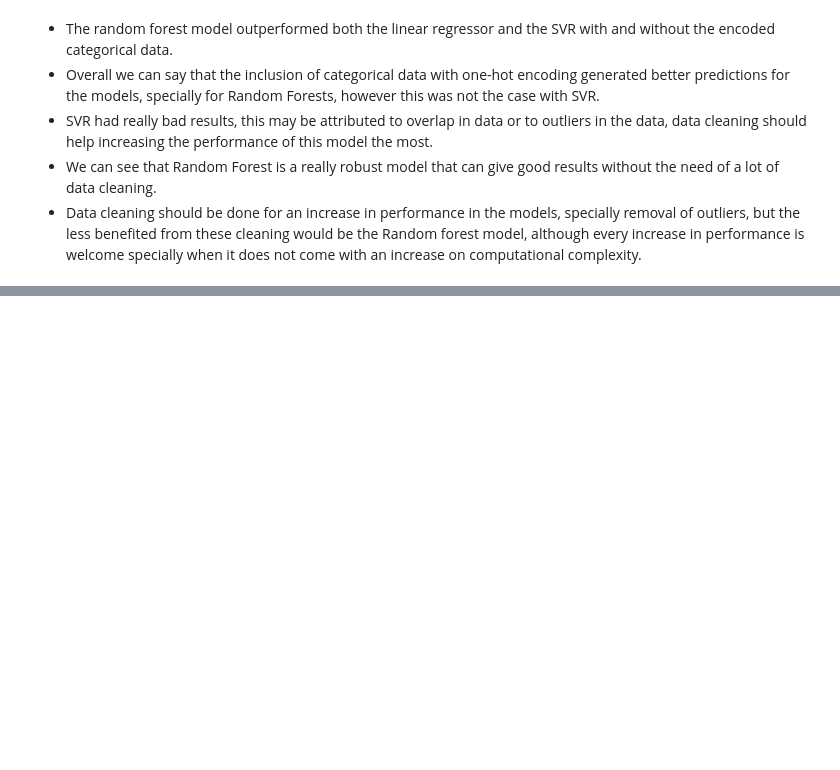
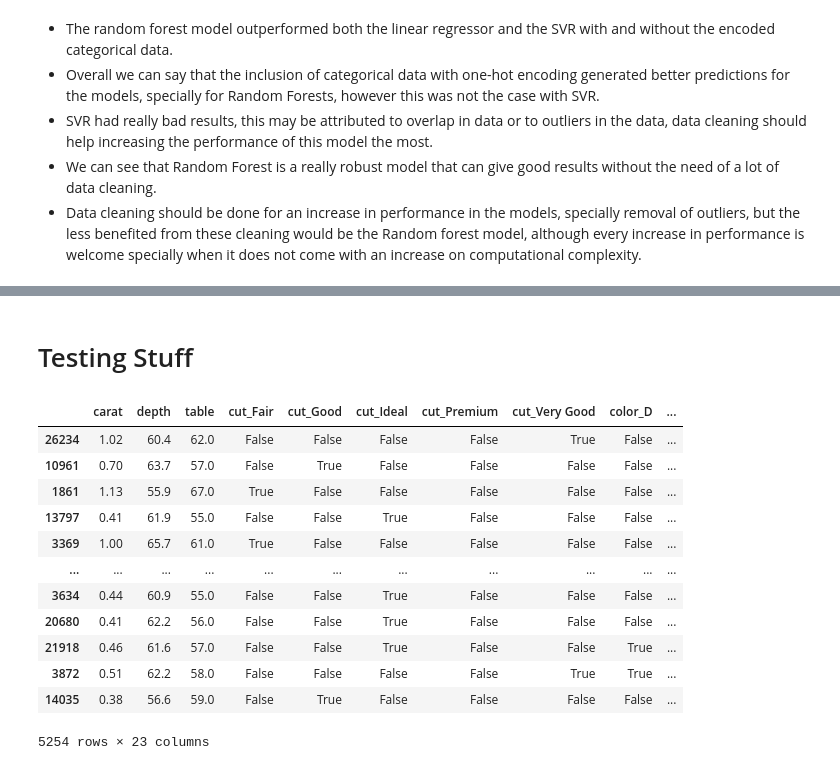
Before and after one commit to lurapozo/gem_prediction, a Jupyter notebook: notebooks/gem_ML.ipynb, the cells around one changed output, grey strips where cells are left out. Saved outputs shown, nothing was run; the diff lists cells and outputs as text; code cells hidden in the pictures; blank space fills up the shorter version.

```diff
--- a/notebooks/gem_ML.ipynb
+++ b/notebooks/gem_ML.ipynb
@@ -248,0 +265,2 @@ Similar to the MSE results, SVR performed worse when the training data included
+# %% [markdown]
+# Testing Stuff
@@ -248,0 +269,16 @@ Similar to the MSE results, SVR performed worse when the training data included
+# %%
+X_test
+# %% [output]
+|  | carat | depth | table | cut_Fair | cut_Good | cut_Ideal | cut_Premium | cut_Very Good | color_D | ... |
+| 26234 | 1.02 | 60.4 | 62.0 | False | False | False | False | True | False | ... |
+| 10961 | 0.70 | 63.7 | 57.0 | False | True | False | False | False | False | ... |
+| 1861 | 1.13 | 55.9 | 67.0 | True | False | False | False | False | False | ... |
+| 13797 | 0.41 | 61.9 | 55.0 | False | False | True | False | False | False | ... |
+| 3369 | 1.00 | 65.7 | 61.0 | True | False | False | False | False | False | ... |
+| ... | ... | ... | ... | ... | ... | ... | ... | ... | ... | ... |
+| 3634 | 0.44 | 60.9 | 55.0 | False | False | True | False | False | False | ... |
+| 20680 | 0.41 | 62.2 | 56.0 | False | False | True | False | False | False | ... |
+| 21918 | 0.46 | 61.6 | 57.0 | False | False | True | False | False | True | ... |
+| 3872 | 0.51 | 62.2 | 58.0 | False | False | False | False | True | True | ... |
+| 14035 | 0.38 | 56.6 | 59.0 | False | True | False | False | False | False | ... |
+5254 rows × 23 columns
```
Also changed, not shown: parts of 18 cells of this notebook, 13 other files.
